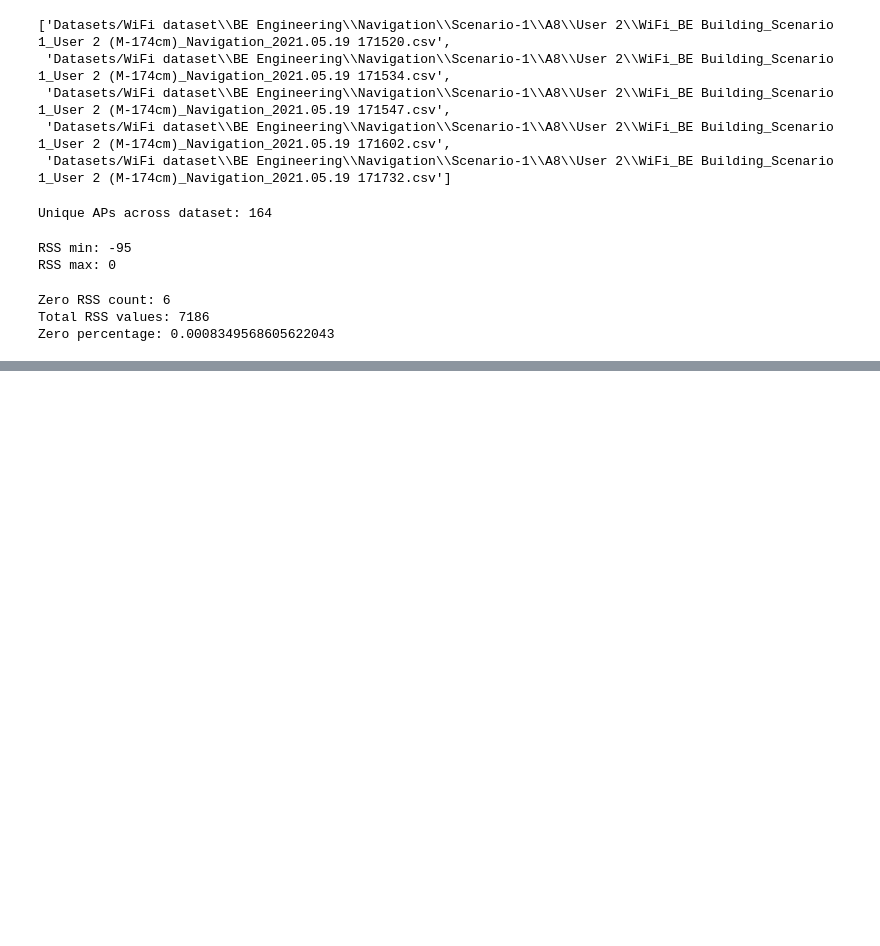
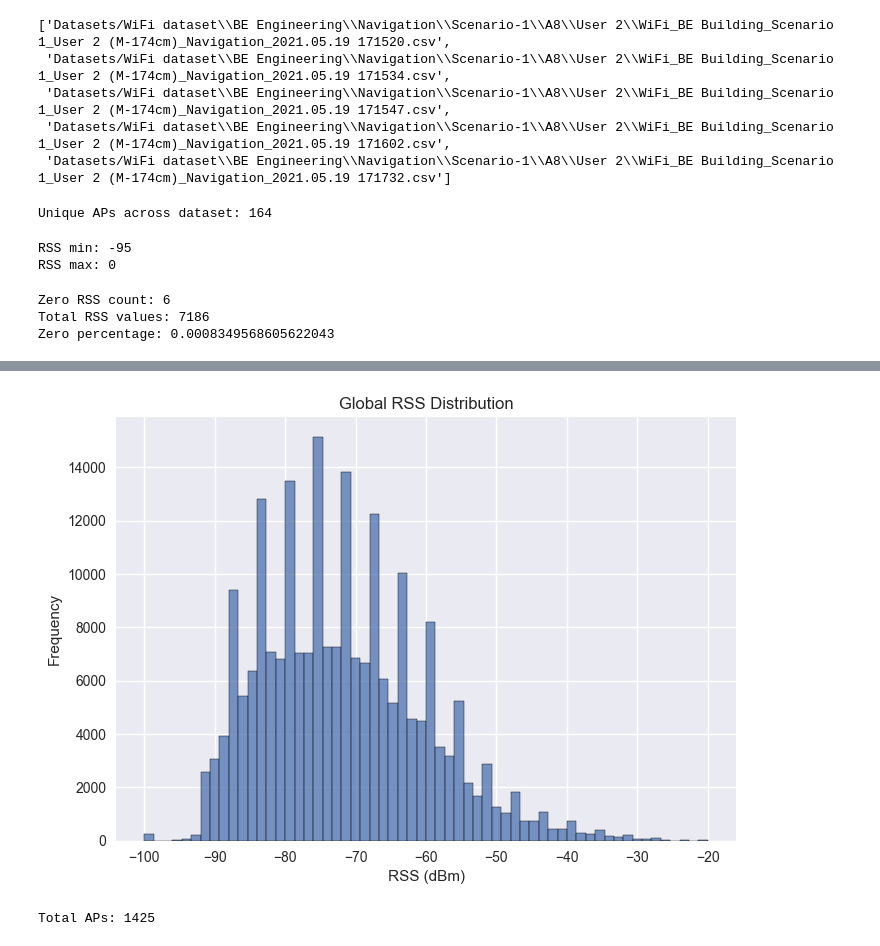
Before and after one commit to jayyGPT/SURA, a Jupyter notebook: DataAnalysis.ipynb, the cells around one changed output, grey strips where cells are left out. Cells and saved outputs as stored; diff of their text form; code cells hidden in the pictures; blank space fills up the shorter version.

Commit message:
Extended Analysis Throughout all the Datapoints across all the csv files

```diff
--- a/DataAnalysis.ipynb
+++ b/DataAnalysis.ipynb
@@ -219,3 +219,13 @@ Total RSS values: 7186
 Zero percentage: 0.0008349568605622043
 # %%
 df["RSS"] = df["RSS"].replace(0, -100)
+# %%
+rss_all = []
+
+for file in wifi_files:
+    df = pd.read_excel(file)
+    rss_all.extend(df["RSS"].replace(0, -100).values)
+
+rss_all = pd.Series(rss_all)
+
+print(rss_all.describe())
@@ -221,0 +242,20 @@ df["RSS"] = df["RSS"].replace(0, -100)
+# %%
+sns.histplot(rss_all, bins=60)
+plt.title("Global RSS Distribution")
+plt.xlabel("RSS (dBm)")
+plt.ylabel("Frequency")
+plt.show()
+# %% [output]
+[figure, added]
+# %%
+from collections import Counter
+
+ap_counter = Counter()
+
+for file in wifi_files:
+    df = pd.read_excel(file)
+    ap_counter.update(df["BSSID"])
+
+print("Total APs:", len(ap_counter))
+# %% [output]
+Total APs: 1425
```
Also changed, not shown: parts of 12 cells of this notebook, 1 other file.
